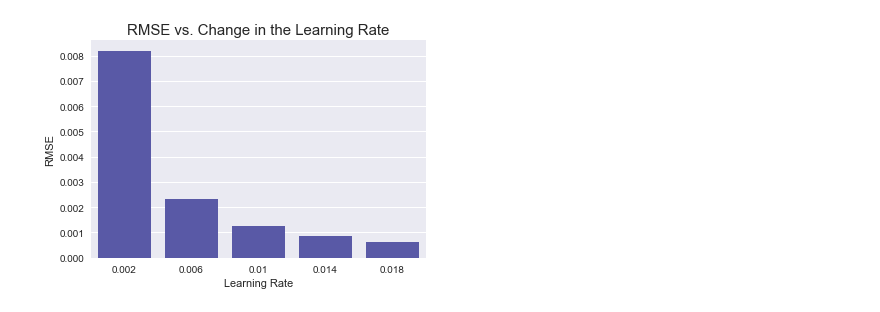
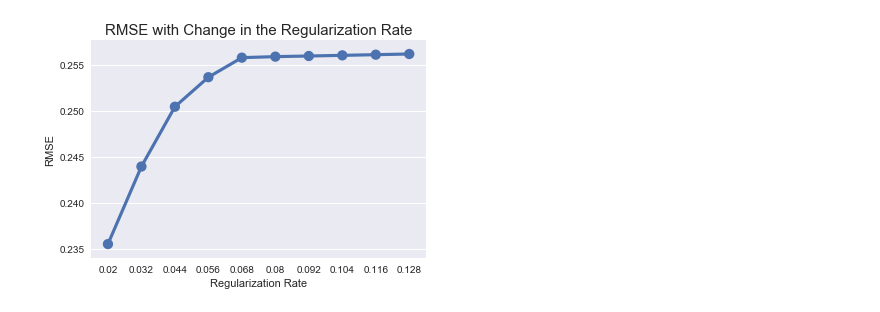
Before and after one commit to adarshchavakula/PersonalizationProject, a Jupyter notebook: code/SVD GridSearch Plots.ipynb, the cells around one changed output. Cells and saved outputs as stored; diff of their text form; code cells hidden in the pictures.

```diff
--- a/code/SVD GridSearch Plots.ipynb
+++ b/code/SVD GridSearch Plots.ipynb
@@ -16,4 +14,4 @@ np.random.seed(sum(map(ord, "distributions")))
 # %%
-factors = pd.read_table('../data/factors.csv', header=0, sep = ',')
-learning = pd.read_table('../data/learning.csv', header=0, sep = ',')
-reg = pd.read_table('../data/reg.csv', header=0, sep = ',')
+factors = pd.read_table('factors.csv', header = 0, sep = ',')
+learning = pd.read_table('learning.csv', header = 0, sep = ',')
+reg = pd.read_table('reg.csv', header = 0, sep = ',')
@@ -54,7 +39,11 @@ sns.despine()
 # %%
-learn_plot = sns.barplot(x="Learning", y="RMSE", data=learning, color = 'blue', saturation=.3)
-learn_plot.axes.set_title('RMSE with Change in the Learning Rate', fontsize = 15)
-learn_plot.set_xlabel("Learning Rate")
+reg_plot = sns.pointplot(x="Regularization", y="RMSE", data=reg)
+reg_plot.axes.set_title('RMSE with Change in the Regularization Rate', fontsize = 15)
+reg_plot.set_xlabel("Regularization Rate")
 sns.despine()
+
+# Saving plots to a local directory
+reg_plot = reg_plot.get_figure()
+reg_plot.savefig("reg_plot.png")
 # %% [output]
-[figure, old version]
+[figure, new version]
```
Also changed, not shown: parts of 6 cells of this notebook.
